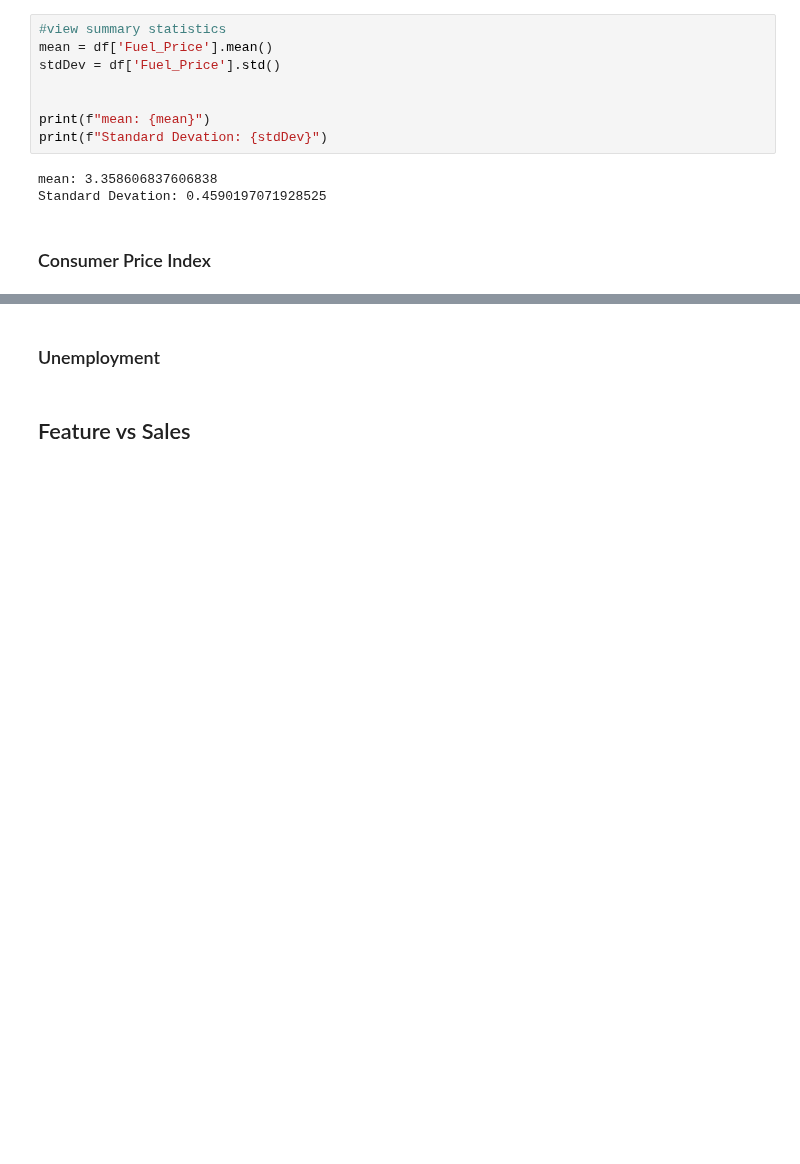
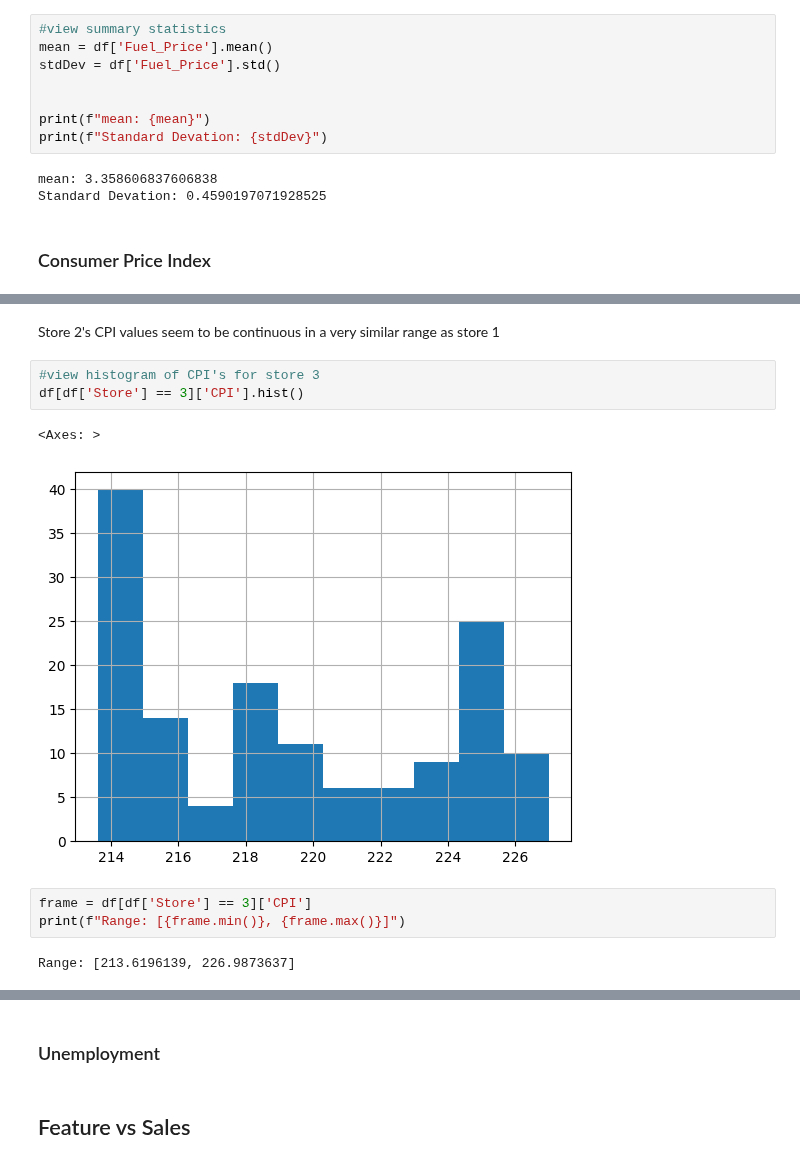
Before and after one commit to ChrisPerezLebron/CMSC320Project, a Jupyter notebook: main.ipynb, the cells around one changed output, grey strips where cells are left out. Drawn from its saved outputs; the diff is of its cells as text; blank space fills up the shorter version.

```diff
--- a/main.ipynb
+++ b/main.ipynb
@@ -58,0 +93,13 @@ Standard Devation: 0.4590197071928525
+# %% [markdown]
+Store 2's CPI values seem to be continuous in a very similar range as store 1
+# %%
+#view histogram of CPI's for store 3
+df[df['Store'] == 3]['CPI'].hist()
+# %% [output]
+<Axes: >
+[figure, added]
+# %%
+frame = df[df['Store'] == 3]['CPI']
+print(f"Range: [{frame.min()}, {frame.max()}]")
+# %% [output]
+Range: [213.6196139, 226.9873637]
```
Also changed, not shown: parts of 11 cells of this notebook.
